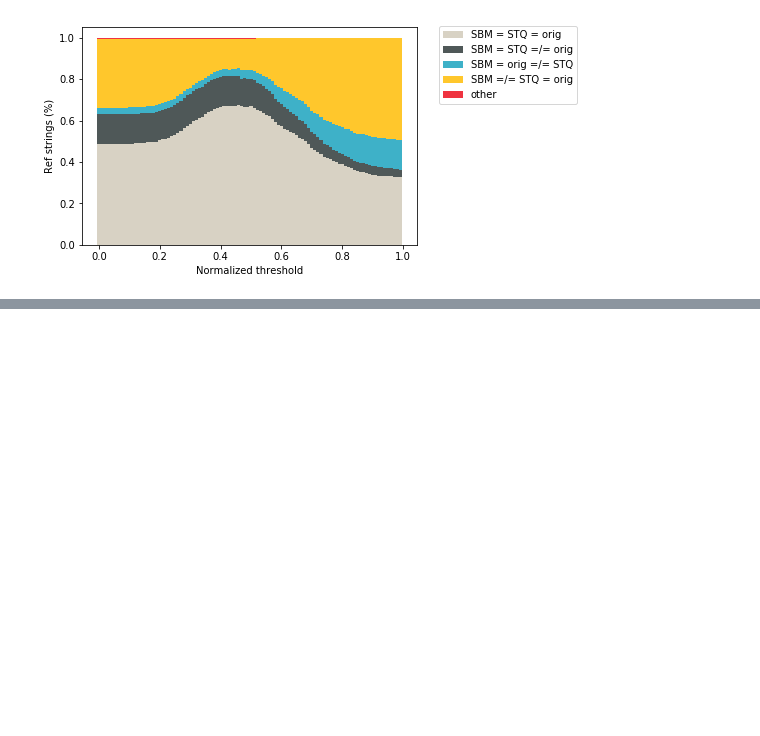
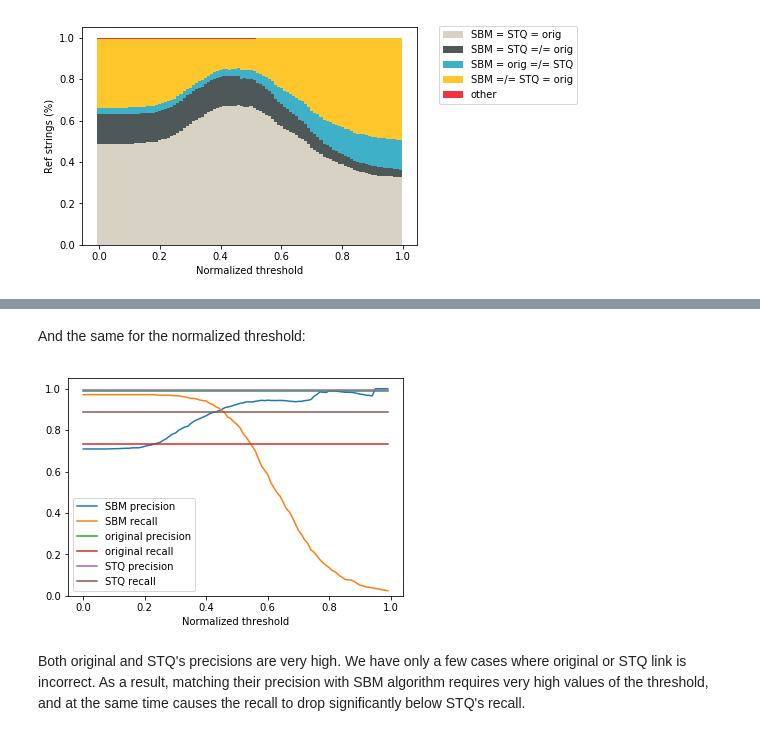
Before and after one commit to CrossRef/reference-matching-evaluation, a Jupyter notebook: analyses/existing_matches.ipynb, the cells around one changed output, grey strips where cells are left out. Saved outputs shown, nothing was run; the diff lists cells and outputs as text; code cells hidden in the pictures; blank space fills up the shorter version.

```diff
--- a/analyses/existing_matches.ipynb
+++ b/analyses/existing_matches.ipynb
@@ -334,0 +432,17 @@ Based on this, the best normalized threshold is 0.46. For this threshold, all li
+# %% [markdown]
+And the same for the normalized threshold:
+# %%
+data = read_json(DATA_DIR + 'sample_1000.json')
+
+thresholds = np.arange(0, 1, .01)
+results = [plot_data(modify_norm_threshold(data, t)) for t in thresholds]
+plt.plot(thresholds, results)
+plt.legend(['SBM precision', 'SBM recall', 'original precision', 'original recall',
+            'STQ precision', 'STQ recall'])
+plt.ylim((0,1.05))
+plt.xlabel('Normalized threshold')
+plt.show()
+# %% [output]
+[figure, added]
+# %% [markdown]
+Both original and STQ's precisions are very high. We have only a few cases where original or STQ link is incorrect. As a result, matching their precision with SBM algorithm requires very high values of the threshold, and at the same time causes the recall to drop significantly below STQ's recall.
```
Also changed, not shown: parts of 15 cells of this notebook.
